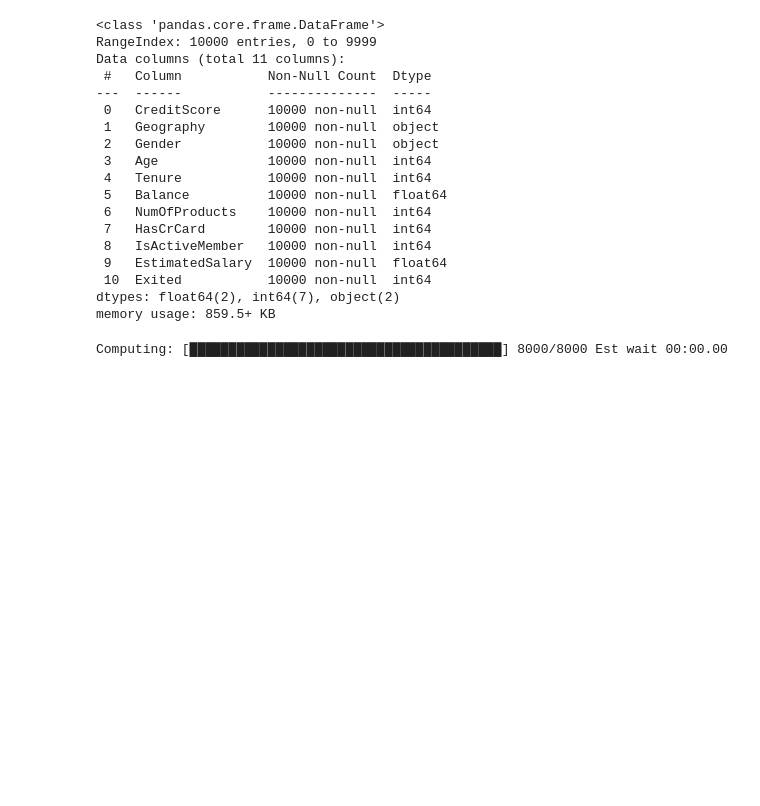
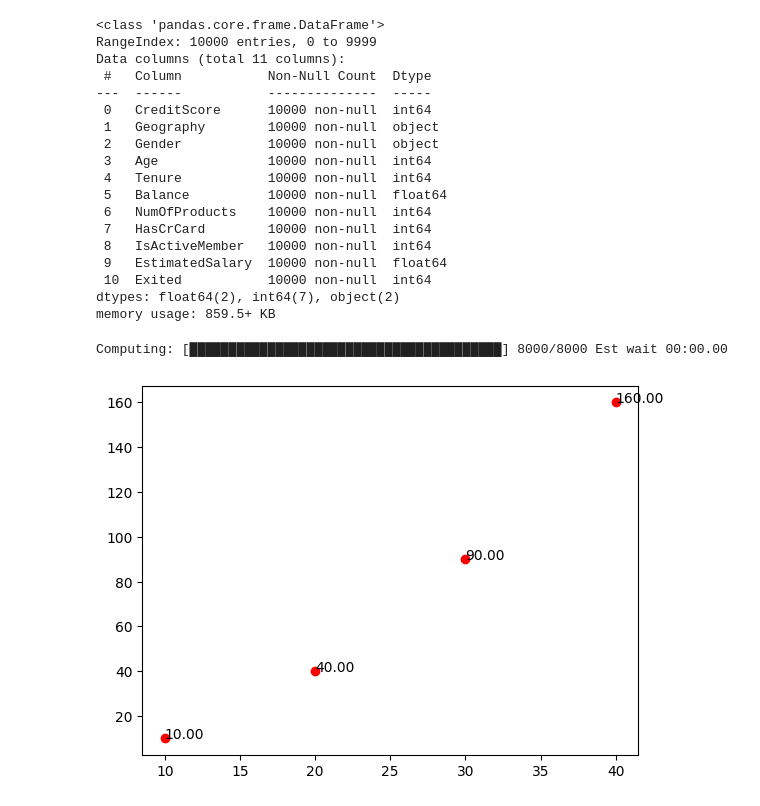
Before and after one commit to adityavkulkarni/6375_Assignment_1_NN, a Jupyter notebook: eda.ipynb, the cells around one changed output. Saved outputs shown, nothing was run; the diff lists cells and outputs as text; code cells hidden in the pictures; blank space fills up the shorter version.

```diff
--- a/eda.ipynb
+++ b/eda.ipynb
@@ -73,3 +73,15 @@ for i in progressbar(range(8000), "Computing: ", 40):
     # print(i)# any code you need
 # %% [output]
 Computing: [████████████████████████████████████████] 8000/8000 Est wait 00:00.00
+# %%
+import matplotlib.pyplot as plt
+x = [10,20,30,40]
+y = [10,40,90,160]
+plt.plot(x, y, 'ro')
+
+for i_x, i_y in zip(x, y):
+    plt.text(i_x, i_y, '{:.2f}'.format( i_y))
+
+plt.show()
+# %% [output]
+[figure, added]
```
Also changed, not shown: parts of 6 cells of this notebook, 4 other files.
